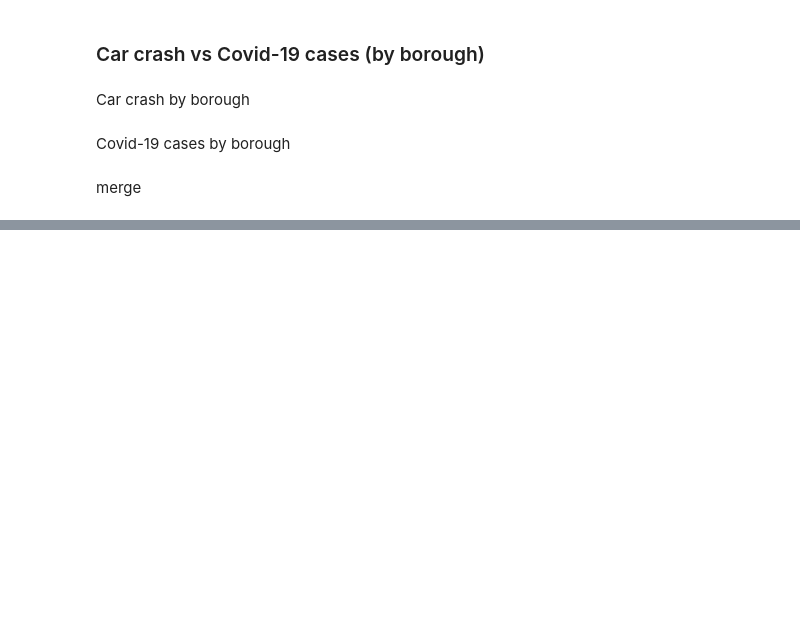
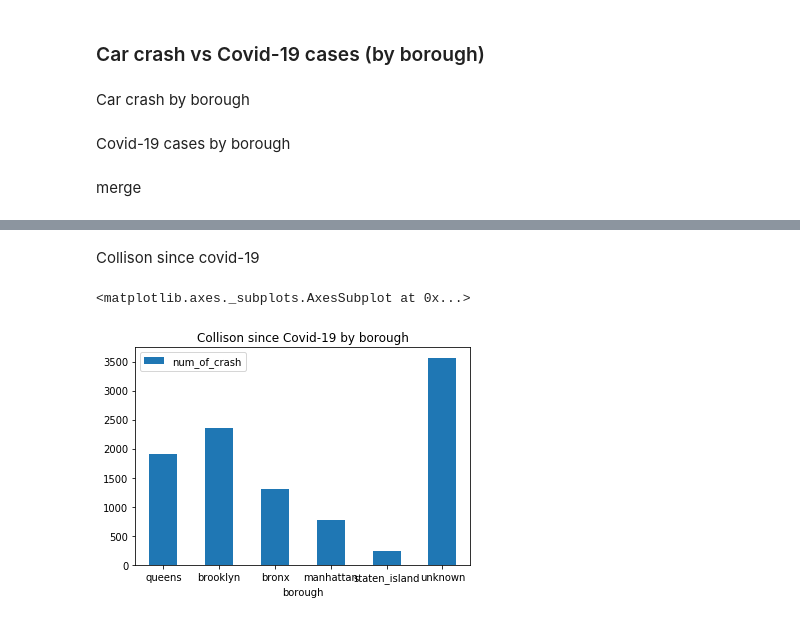
Before and after one commit to ArcZz/Nyc_Cov19_project, a Jupyter notebook: traffic_collison.ipynb, the cells around one changed output, grey strips where cells are left out. Drawn from its saved outputs; the diff is of its cells as text; code cells hidden in the pictures; blank space fills up the shorter version.

```diff
--- a/traffic_collison.ipynb
+++ b/traffic_collison.ipynb
@@ -154,0 +159,2 @@ res.plot.bar(rot=0,title="Car crash vs Covid-19 cases (by borough)")
+# %% [markdown]
+Collison since covid-19
@@ -154,0 +163,24 @@ res.plot.bar(rot=0,title="Car crash vs Covid-19 cases (by borough)")
+# %%
+collison_march.createOrReplaceTempView("collisonT")
+collison_covid = spark.sql("""
+SELECT borough,
+    COUNT(*) AS num_of_crash
+FROM collisonT
+GROUP BY borough
+
+""")
+# %%
+from pyspark.sql.functions import col
+cdf = collison_covid.withColumn("borough",
+    f.when(collison_covid["borough"]=='nan','unknown').when(collison_covid["borough"]=='STATEN ISLAND','staten_island').
+    otherwise(collison_covid["borough"]))
+cdf=cdf.withColumn("borough",f.lower(f.col("borough")))
+collison_covid = cdf.toPandas()
+# %%
+collison_covid.set_index(["borough"], inplace = True)
+collison_covid = collison_covid.reindex(['queens','brooklyn','bronx','manhattan','staten_island','unknown'])
+# %%
+collison_covid.plot.bar(rot=0, title="Collison since Covid-19 by borough")
+# %% [output]
+<matplotlib.axes._subplots.AxesSubplot at 0x...>
+[figure, added]
```
Also changed, not shown: parts of 15 cells of this notebook, 7 other files.
